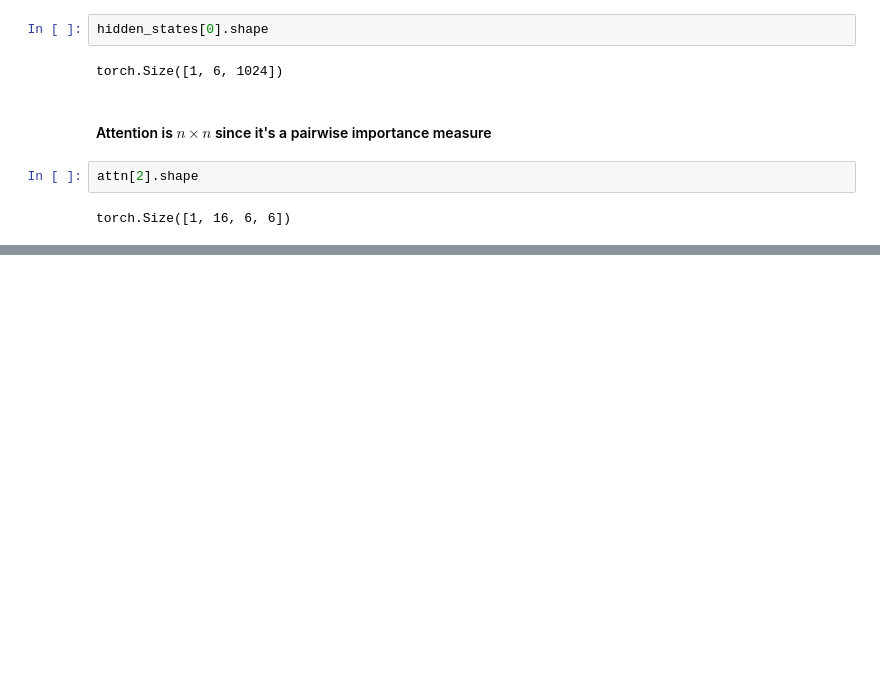
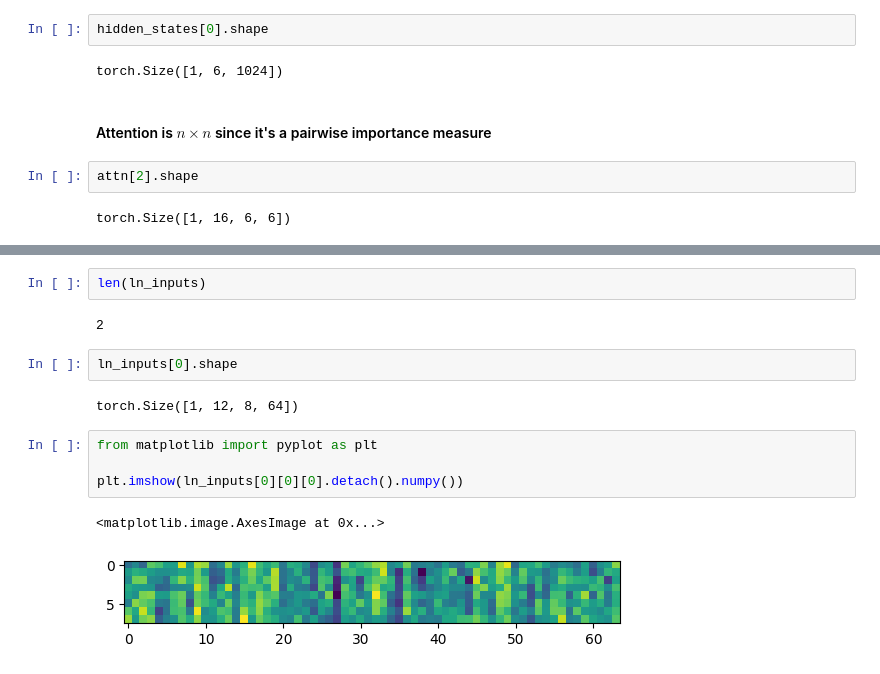
Before and after one commit to ariellubonja/gpt-early-exit, a Jupyter notebook: layer_norm_sparsity.ipynb, the cells around one changed output, grey strips where cells are left out. Drawn from its saved outputs; the diff is of its cells as text; blank space fills up the shorter version.

```diff
--- a/layer_norm_sparsity.ipynb
+++ b/layer_norm_sparsity.ipynb
@@ -163,0 +282,15 @@ LayerNorm Inputs: (tensor([[[[ 9.0784e-01, -1.3208e+00,  3.7702e-01,  ...,  7.36
+# %%
+len(ln_inputs)
+# %% [output]
+2
+# %%
+ln_inputs[0].shape
+# %% [output]
+torch.Size([1, 12, 8, 64])
+# %%
+from matplotlib import pyplot as plt
+
+plt.imshow(ln_inputs[0][0][0].detach().numpy())
+# %% [output]
+<matplotlib.image.AxesImage at 0x...>
+[figure, added]
```
Also changed, not shown: parts of 10 cells of this notebook, 1 other file.
